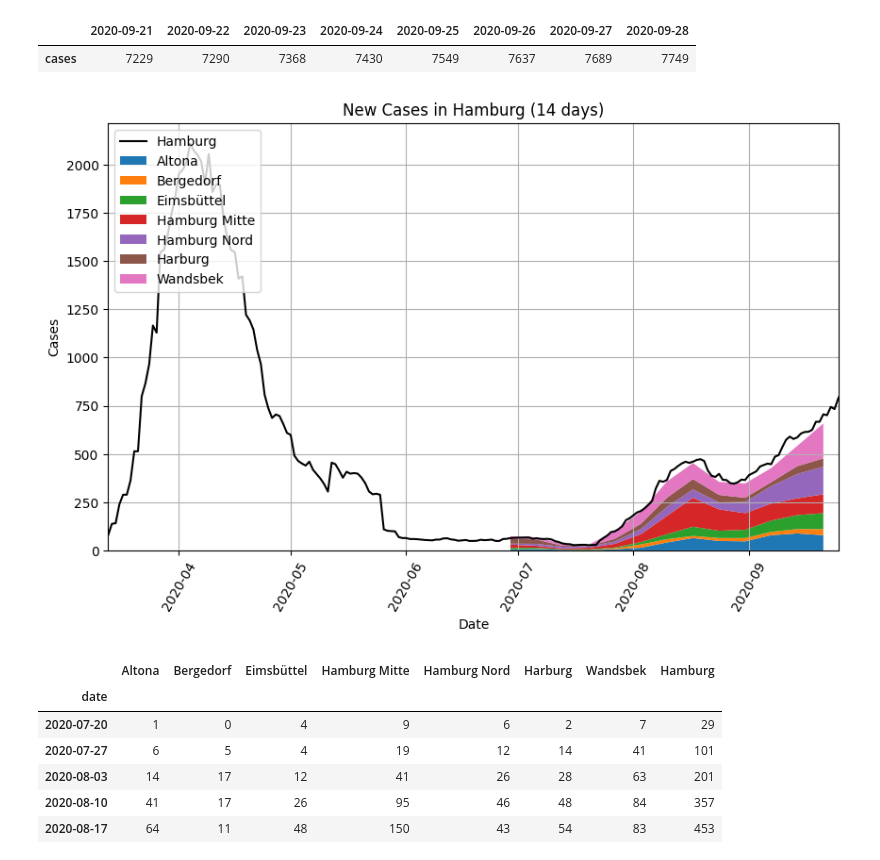
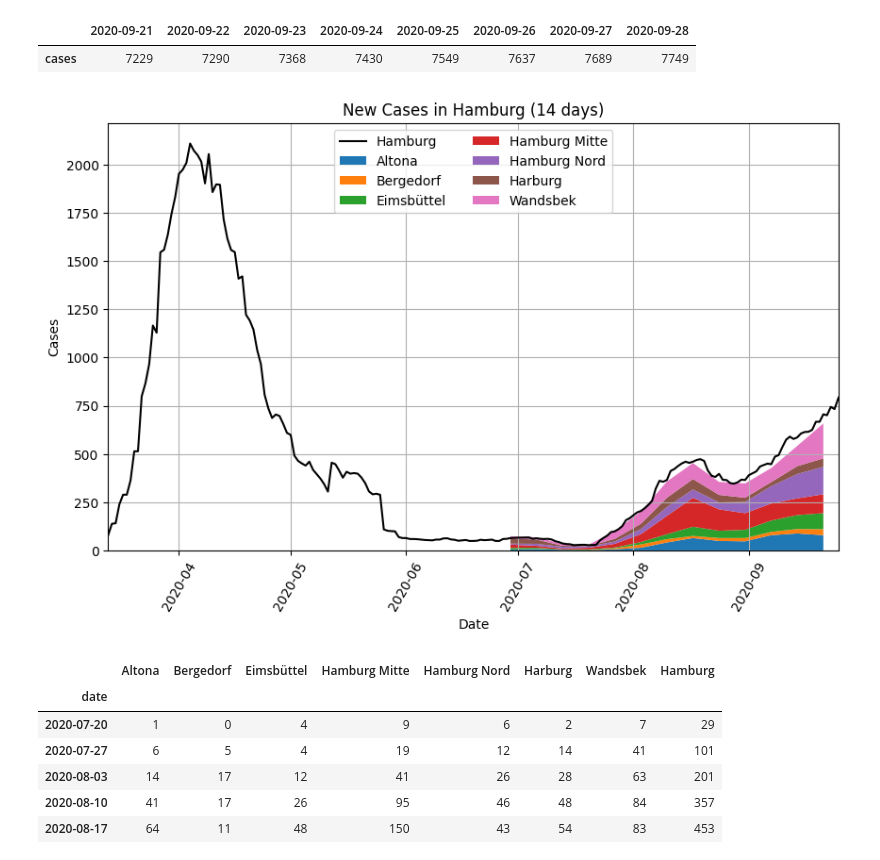
Before and after one commit to b3orn/corona-hamburg, a Jupyter notebook: corona-hamburg.ipynb, the cells around one changed output. Saved outputs shown, nothing was run; the diff lists cells and outputs as text; code cells hidden in the pictures.

```diff
--- a/corona-hamburg.ipynb
+++ b/corona-hamburg.ipynb
@@ -223,11 +223,11 @@ total_daily_cases.T
 # %%
 stackplot(active_cases, "New Cases in Hamburg (14 days)")
 plt.plot(daily_cases_rolling14.index, daily_cases_rolling14.values, "black", label="Hamburg")
-plt.legend(loc="upper left")
+plt.legend(loc="upper center", ncol=2)
 plt.xlim(xmin=daily_cases_rolling14.index[0])
 plt.show()
 # %% [output]
-[figure, old version]
+[figure, new version]
 # %%
 active_cases["Hamburg"] = active_cases.sum("columns")
 active_cases.tail(10)
```
Also changed, not shown: parts of 3 cells of this notebook.
